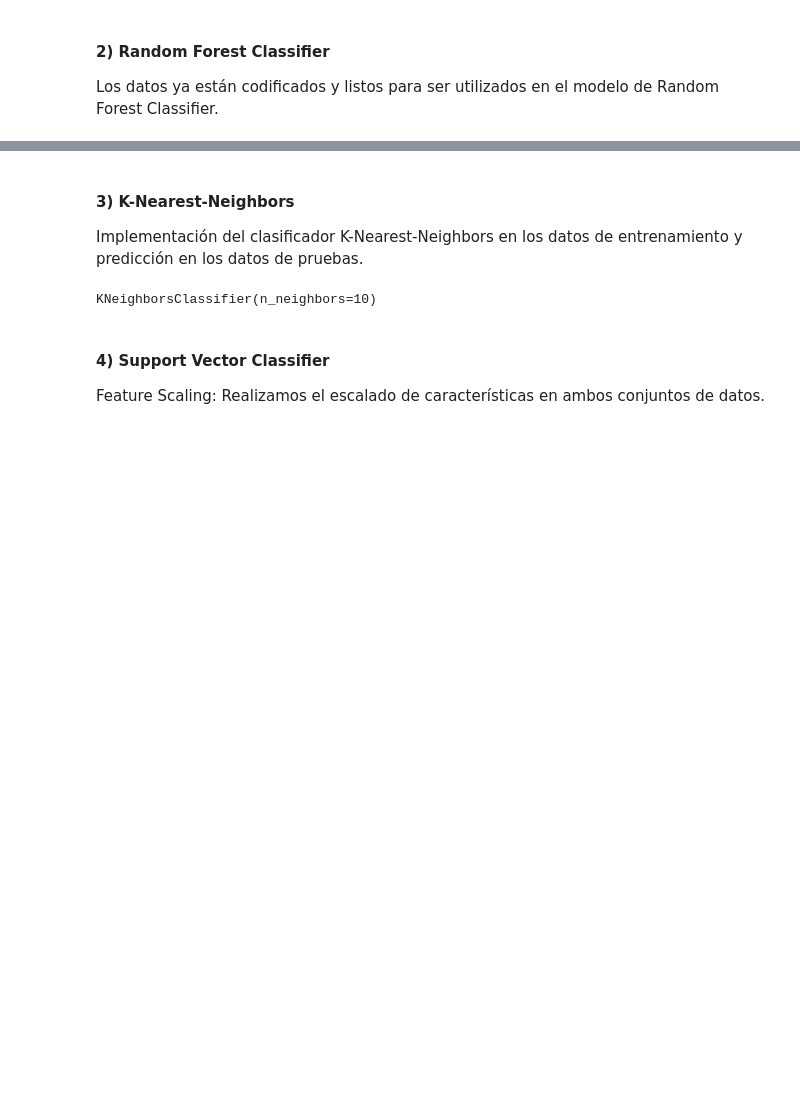
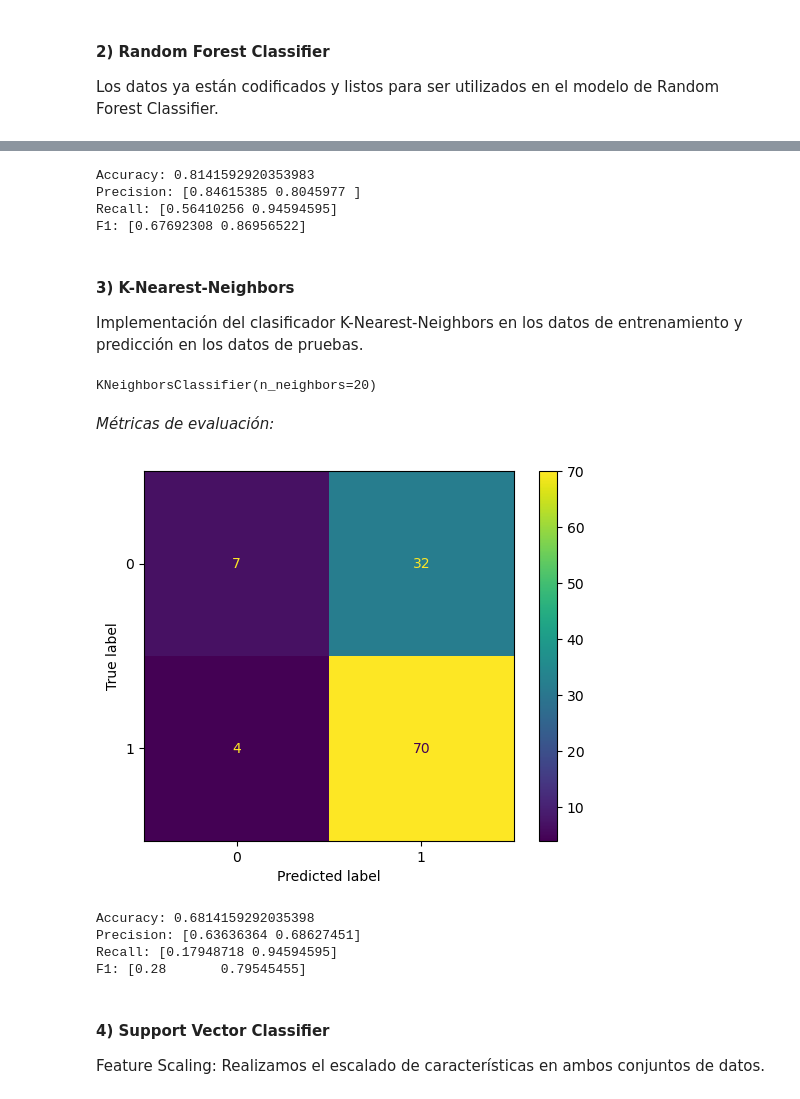
Before and after one commit to CristianPerafan/ArtificiallIntelligence, a Jupyter notebook: Primera parte/Lab.ipynb, the cells around one changed output, grey strips where cells are left out. Drawn from its saved outputs; the diff is of its cells as text; code cells hidden in the pictures; blank space fills up the shorter version.

```diff
--- a/Primera parte/Lab.ipynb
+++ b/Primera parte/Lab.ipynb
@@ -829,2 +903,12 @@ RandomForestClassifier(n_estimators=50, random_state=1)
+# %%
+print(f'Accuracy: {accuracy_score(y_test, y_pred)}')
+print(f'Precision: {precision_score(y_test, y_pred, average=None)}')
+print(f'Recall: {recall_score(y_test, y_pred, average=None)}')
+print(f'F1: {f1_score(y_test, y_pred, average=None)}')
+# %% [output]
+Accuracy: 0.8141592920353983
+Precision: [0.84615385 0.8045977 ]
+Recall: [0.56410256 0.94594595]
+F1: [0.67692308 0.86956522]
 # %%
 # Save the prediction in a csv
@@ -839,9 +922,32 @@ output.to_csv('output/rforest_loan_prediction.csv', index=False)
 Implementación del clasificador K-Nearest-Neighbors en los datos de entrenamiento y predicción en los datos de pruebas.
 # %%
 from sklearn.neighbors import KNeighborsClassifier
-knn = KNeighborsClassifier(n_neighbors=10,metric="minkowski",p=2)
+knn = KNeighborsClassifier(n_neighbors=20,metric="minkowski",p=2)
 
 knn.fit(X_train, y_train)
 # %% [output]
-KNeighborsClassifier(n_neighbors=10)
+KNeighborsClassifier(n_neighbors=20)
+# %% [markdown]
+*Métricas de evaluación:*
+# %%
+y_pred = knn.predict(X_test)
+
+confusion_matrix = metrics.confusion_matrix(y_test, y_pred)
+
+cm_display = metrics.ConfusionMatrixDisplay(confusion_matrix = confusion_matrix, display_labels = [0, 1])
+
+cm_display.plot()
+plt.show()
+# %% [output]
+[figure, added]
+# %%
+print(f'Accuracy: {accuracy_score(y_test, y_pred)}')
+print(f'Precision: {precision_score(y_test, y_pred, average=None)}')
+print(f'Recall: {recall_score(y_test, y_pred, average=None)}')
+print(f'F1: {f1_score(y_test, y_pred, average=None)}')
+# %% [output]
+Accuracy: 0.6814159292035398
+Precision: [0.63636364 0.68627451]
+Recall: [0.17948718 0.94594595]
+F1: [0.28       0.79545455]
 # %%
```
Also changed, not shown: parts of 29 cells of this notebook, 5 other files.
